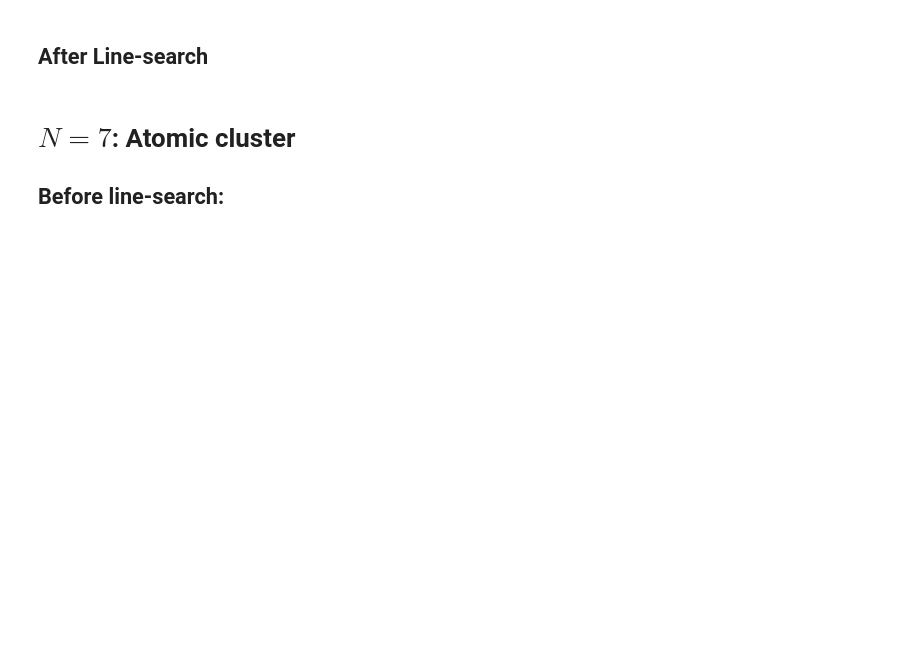
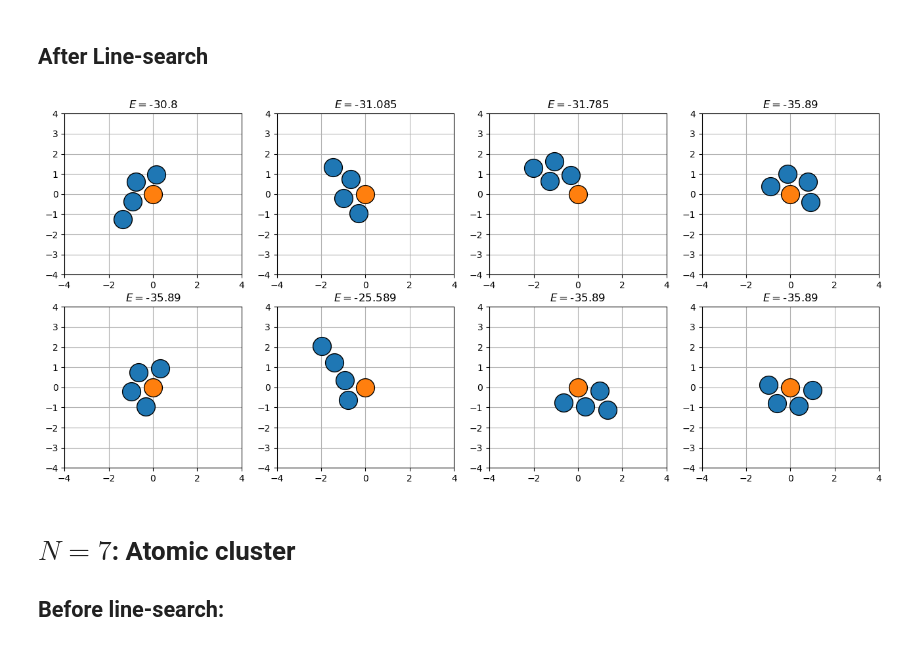
Before and after one commit to karsten3112/Computational-Physics, a Jupyter notebook: Week3/exercise15.ipynb, the cells around one changed output. Cells and saved outputs as stored; diff of their text form; code cells hidden in the pictures; blank space fills up the shorter version.

```diff
--- a/Week3/exercise15.ipynb
+++ b/Week3/exercise15.ipynb
@@ -53,19 +55,21 @@ for ax in axs.flatten():
 # %%
 optimizer = Random_Searcher(atom_col=atom_cols[0], step_size=0.1)
 opt_cols = []
 for atom_col in atom_cols:
     opt_col = copy.deepcopy(atom_col)
-    optimizer.line_search(opt_col, N_max=100)
+    optimizer.line_search(opt_col, N_max=300)
     opt_cols.append(opt_col)
 
 fig, axs = plt.subplots(2,4, figsize=(16,7))
 sizes = [25.0 for i in range(5)]
 for ax, opt_col in zip(axs.flatten(), opt_cols):
     ax.grid()
     ax.set_xlim([-4,4])
     ax.set_ylim([-4,4])
     opt_col.plot(ax=ax)
     ax.set_title(rf"$E=${opt_col.get_potential_energy().round(3)}")
+# %% [output]
+[figure, added]
 # %% [markdown]
 # $N=7$:  Atomic cluster
 ## Before line-search:
```
Also changed, not shown: parts of 6 cells of this notebook, 13 other files.
